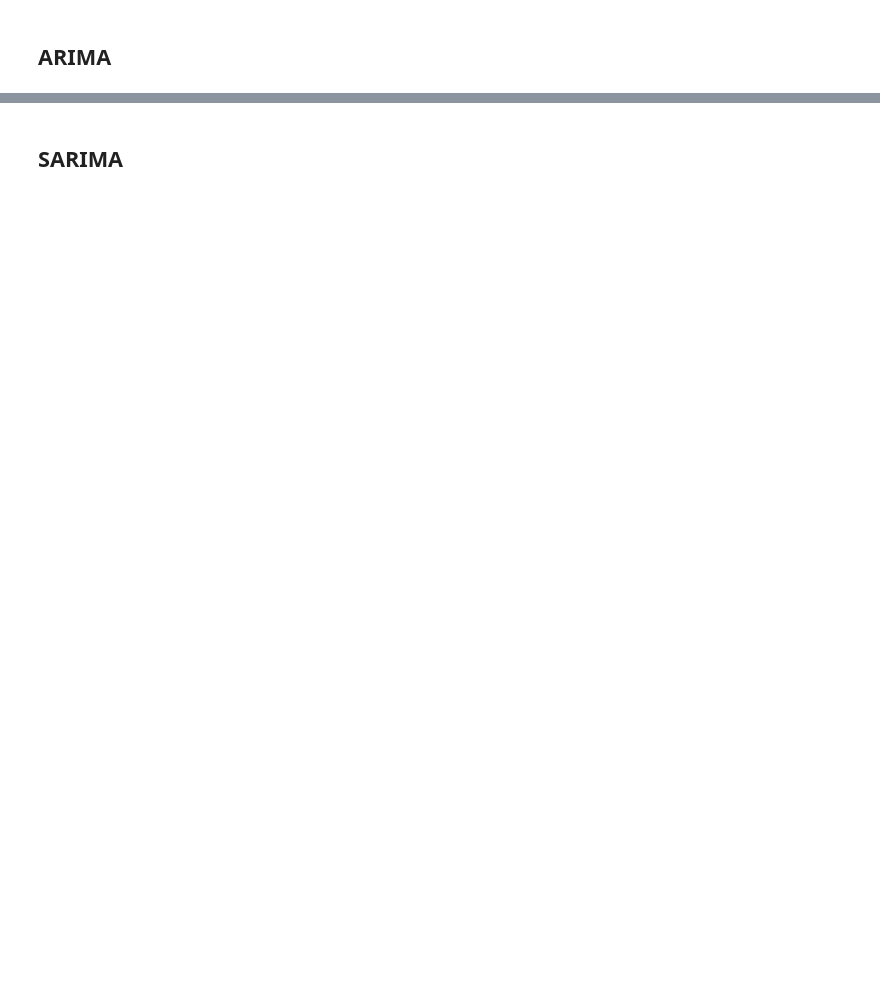
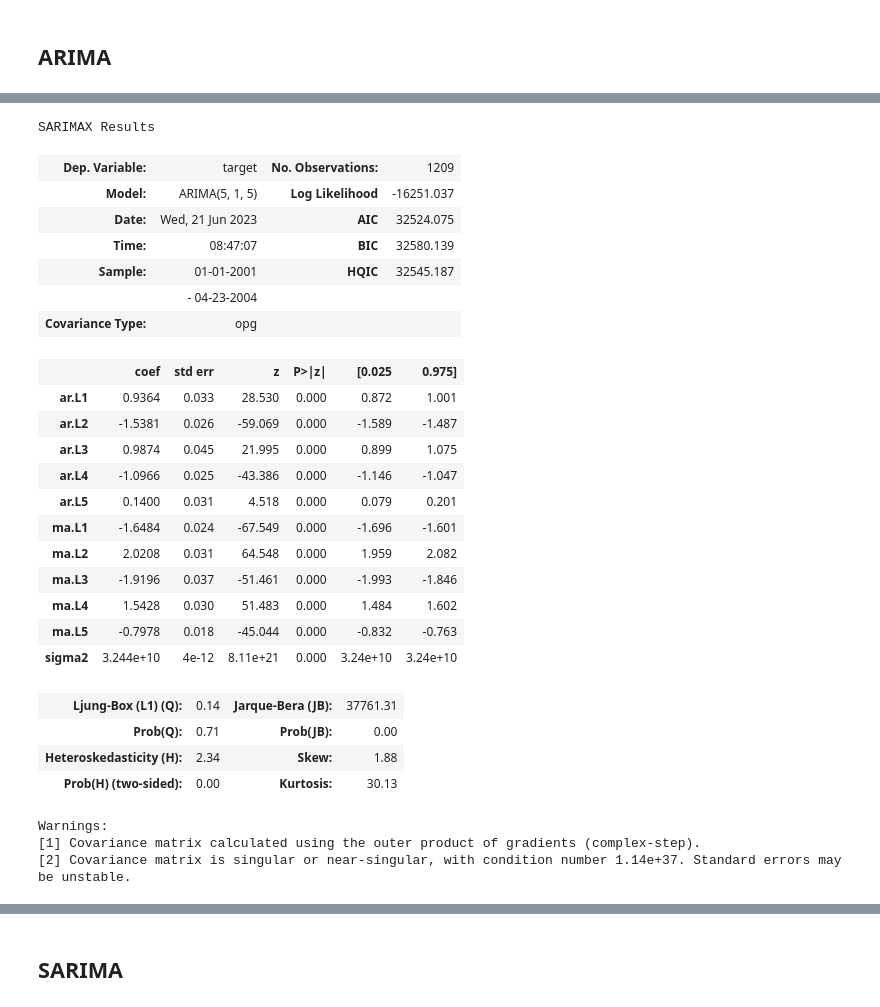
Before and after one commit to ikoghoemmanuell/Grocery-Store-Forecasting-Challenge-For-Azubian, a Jupyter notebook: dev/notebooks/sales.ipynb, the cells around one changed output, grey strips where cells are left out. Cells and saved outputs as stored; diff of their text form; code cells hidden in the pictures; blank space fills up the shorter version.

```diff
--- a/dev/notebooks/sales.ipynb
+++ b/dev/notebooks/sales.ipynb
@@ -1035,8 +1139,8 @@ test = pd.concat([scaled_num_test, encoded_cat_test], axis=1)
 # %% [markdown]
 ## Resampling
 # %%
-resampled = train.resample('W').sum()
-resampled_test = test.resample('W').sum()
+resampled = train.resample('D').sum()
+resampled_test = test.resample('D').sum()
 train = resampled
 test = resampled_test
 # %% [markdown]
@@ -1066,5 +1189,5 @@ x.columns
 ## AR
 # %%
 xx=train1['target']
-x_train, x_test = xx[:172], xx[172:]
+x_train, x_test = xx[:1209], xx[1209:]
 print(f'train len: {len(x_train)}, test len: {len(x_test)}')
@@ -1100,7 +1296,35 @@ stepwise_fit.summary()
 # %%
-model = ARIMA(x_train, order=(2,1,2))
+model = ARIMA(x_train, order=(5,1,5))
 model_fit = model.fit()
 model_fit.summary()
+# %% [output]
+SARIMAX Results
+| Dep. Variable: | target | No. Observations: | 1209 |
+| Model: | ARIMA(5, 1, 5) | Log Likelihood | -16251.037 |
+| Date: | Wed, 21 Jun 2023 | AIC | 32524.075 |
+| Time: | 08:47:07 | BIC | 32580.139 |
+| Sample: | 01-01-2001 | HQIC | 32545.187 |
+|  | - 04-23-2004 |  |  |
+| Covariance Type: | opg |  |  |
+|  | coef | std err | z | P>|z| | [0.025 | 0.975] |
+| ar.L1 | 0.9364 | 0.033 | 28.530 | 0.000 | 0.872 | 1.001 |
+| ar.L2 | -1.5381 | 0.026 | -59.069 | 0.000 | -1.589 | -1.487 |
+| ar.L3 | 0.9874 | 0.045 | 21.995 | 0.000 | 0.899 | 1.075 |
+| ar.L4 | -1.0966 | 0.025 | -43.386 | 0.000 | -1.146 | -1.047 |
+| ar.L5 | 0.1400 | 0.031 | 4.518 | 0.000 | 0.079 | 0.201 |
+| ma.L1 | -1.6484 | 0.024 | -67.549 | 0.000 | -1.696 | -1.601 |
+| ma.L2 | 2.0208 | 0.031 | 64.548 | 0.000 | 1.959 | 2.082 |
+| ma.L3 | -1.9196 | 0.037 | -51.461 | 0.000 | -1.993 | -1.846 |
+| ma.L4 | 1.5428 | 0.030 | 51.483 | 0.000 | 1.484 | 1.602 |
+| ma.L5 | -0.7978 | 0.018 | -45.044 | 0.000 | -0.832 | -0.763 |
+| sigma2 | 3.244e+10 | 4e-12 | 8.11e+21 | 0.000 | 3.24e+10 | 3.24e+10 |
+| Ljung-Box (L1) (Q): | 0.14 | Jarque-Bera (JB): | 37761.31 |
+| Prob(Q): | 0.71 | Prob(JB): | 0.00 |
+| Heteroskedasticity (H): | 2.34 | Skew: | 1.88 |
+| Prob(H) (two-sided): | 0.00 | Kurtosis: | 30.13 |
+Warnings:
+[1] Covariance matrix calculated using the outer product of gradients (complex-step).
+[2] Covariance matrix is singular or near-singular, with condition number 1.14e+37. Standard errors may be unstable.
 # %%
 # Make predictions on the test data
 ARIMA_pred = model_fit.predict(
```
Also changed, not shown: parts of 48 cells of this notebook.
